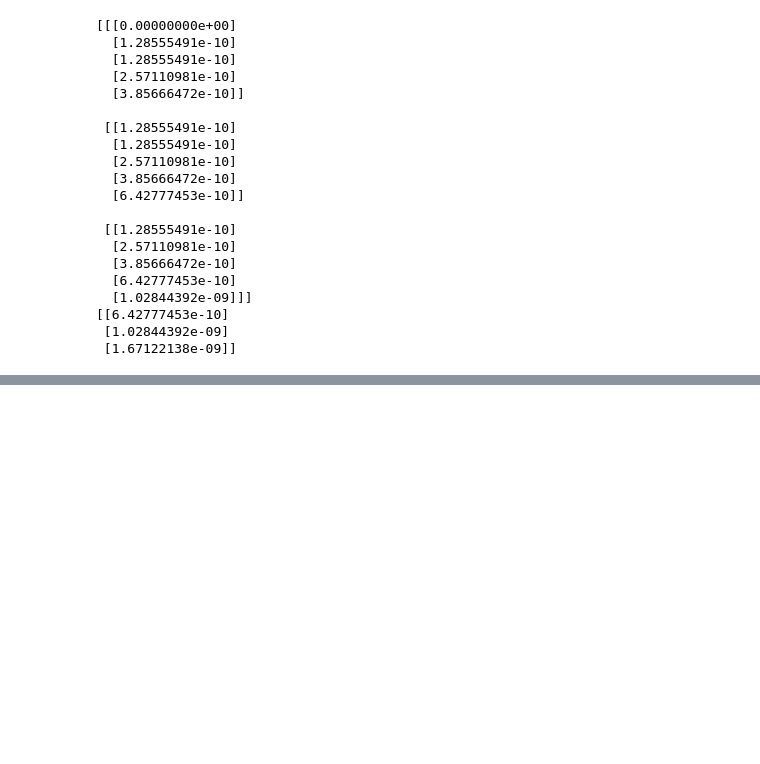
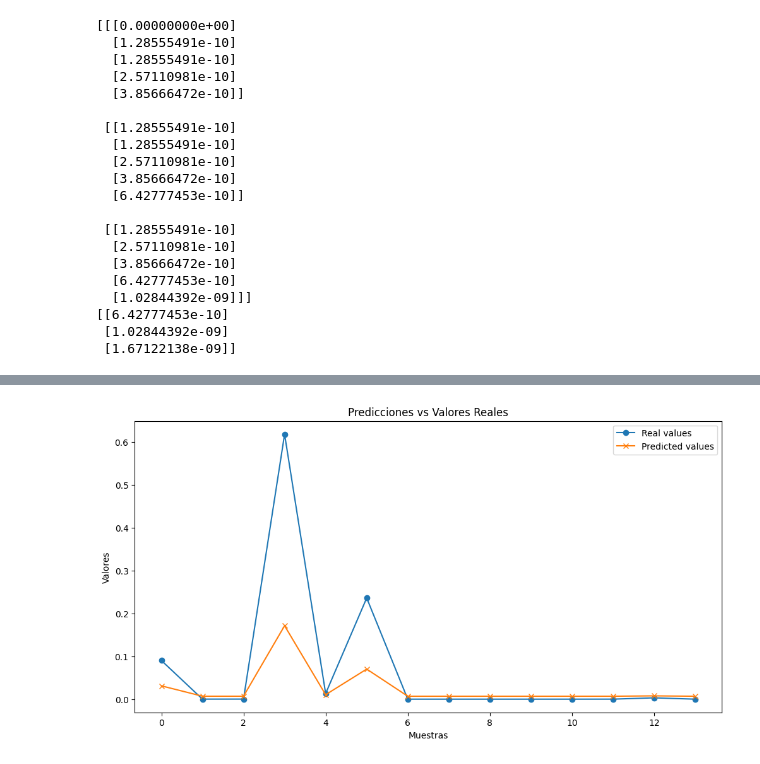
Before and after one commit to Fasmanuel2002/Machine_Learning, a Jupyter notebook: Recurrent_Neuronal_Network/Fibonacci_RNN/main.ipynb, the cells around one changed output, grey strips where cells are left out. Cells and saved outputs as stored; diff of their text form; code cells hidden in the pictures; blank space fills up the shorter version.

```diff
--- a/Recurrent_Neuronal_Network/Fibonacci_RNN/main.ipynb
+++ b/Recurrent_Neuronal_Network/Fibonacci_RNN/main.ipynb
@@ -153,0 +164,13 @@ NameError: name 'Y_test_original' is not defined
+# %%
+
+y_pred = model.predict(X_test)
+
+plt.figure(figsize=(12,6))
+plt.plot(Y_test, label='Real values', marker='o')
+plt.plot(y_pred, label='Predicted values', marker='x')
+plt.title('Predicciones vs Valores Reales')
+plt.xlabel('Muestras')
+plt.ylabel('Valores')
+plt.legend()
+plt.show()
+# %% [output]
@@ -153,0 +178 @@ NameError: name 'Y_test_original' is not defined
+[figure, added]
```
Also changed, not shown: parts of 8 cells of this notebook.
